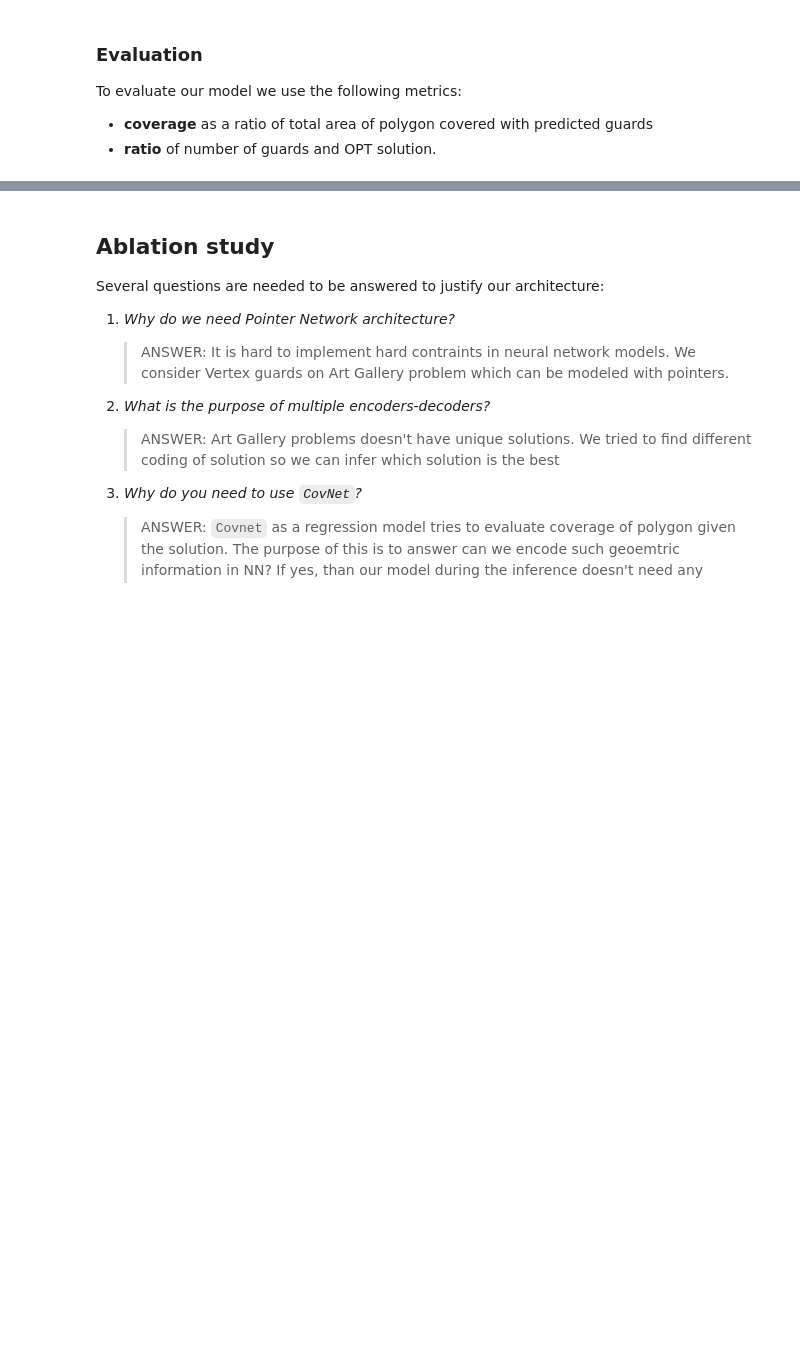
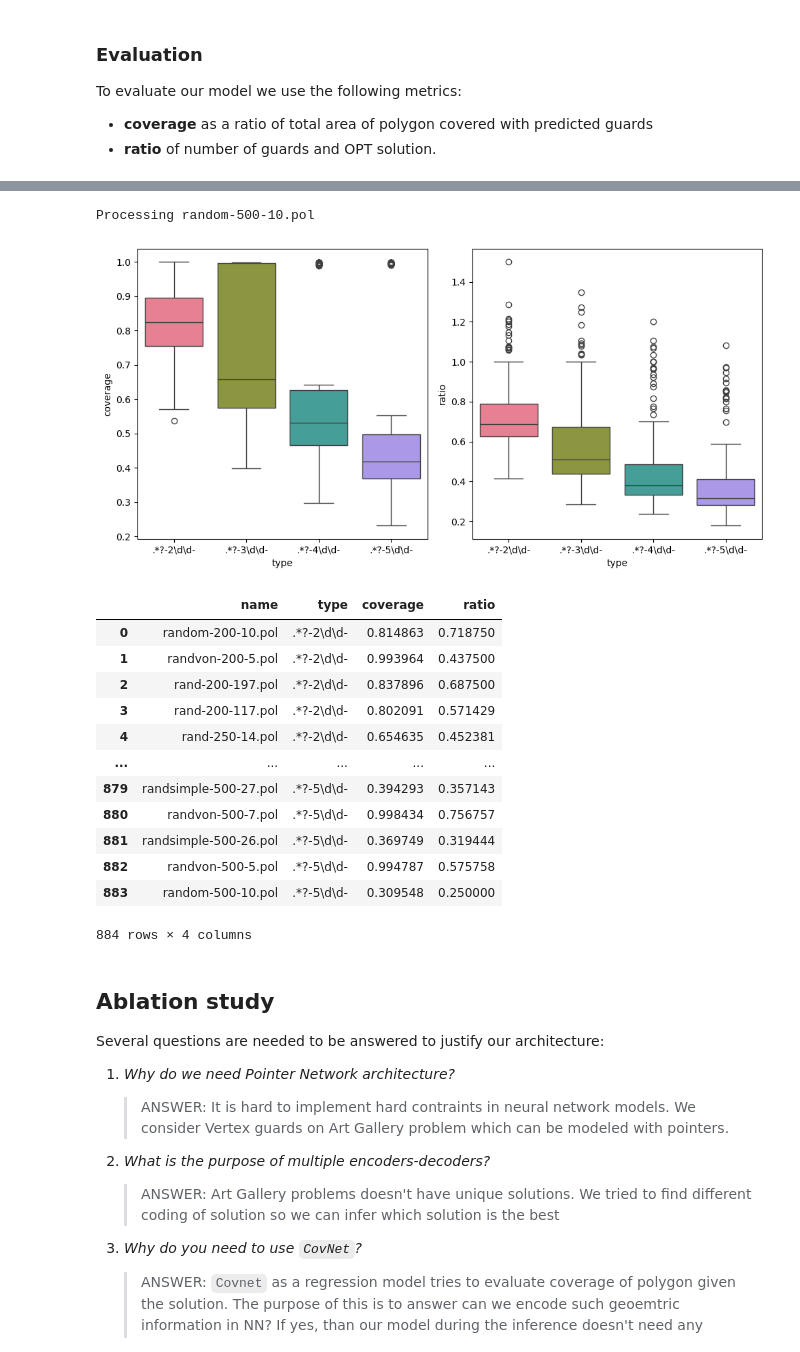
Before and after one commit to dseverdi/AGNet, a Jupyter notebook: notebooks/ArtGallery.ipynb, the cells around one changed output, grey strips where cells are left out. Drawn from its saved outputs; the diff is of its cells as text; code cells hidden in the pictures; blank space fills up the shorter version.

```diff
--- a/notebooks/ArtGallery.ipynb
+++ b/notebooks/ArtGallery.ipynb
@@ -316,2 +415,0 @@ Processing rand-180-173.pol
-# %%
-run_evaluation_stats(testbed_2)
@@ -349,19 +415,0 @@ We look into specific examples to see how good the model is.
-# %%
-# data
-from data_types import VisSample
-
-dataset_dir = './dataset/AG/development/test'
-
-# instance names
-names = [
-    'rand-8-2.pol',
-    'rand-10-8.pol',
-    'fat-90-1.pol',
-    'rand-100-21.pol',
-    'min-136-1.pol'
-]
-
-
-# sample wrapper
-instance = os.path.join(dataset_dir,names[3])
-sample = VisSample.read_samples(path=instance,sol_sample=1)[0]
@@ -423,0 +416,3 @@ Other solutions
+# %%
+# evaluation
+evaluator = Evaluator(agmnet_solver, dataset_dir)
@@ -424,3 +432,21 @@ Other solutions
+# %%
+evaluator.boxplot(testbed_2)
+# %% [output]
+Processing random-500-10.pol
+[figure, added]
+|  | name | type | coverage | ratio |
+| 0 | random-200-10.pol | .*?-2\d\d- | 0.814863 | 0.718750 |
+| 1 | randvon-200-5.pol | .*?-2\d\d- | 0.993964 | 0.437500 |
+| 2 | rand-200-197.pol | .*?-2\d\d- | 0.837896 | 0.687500 |
+| 3 | rand-200-117.pol | .*?-2\d\d- | 0.802091 | 0.571429 |
+| 4 | rand-250-14.pol | .*?-2\d\d- | 0.654635 | 0.452381 |
+| ... | ... | ... | ... | ... |
+| 879 | randsimple-500-27.pol | .*?-5\d\d- | 0.394293 | 0.357143 |
+| 880 | randvon-500-7.pol | .*?-5\d\d- | 0.998434 | 0.756757 |
+| 881 | randsimple-500-26.pol | .*?-5\d\d- | 0.369749 | 0.319444 |
+| 882 | randvon-500-5.pol | .*?-5\d\d- | 0.994787 | 0.575758 |
+| 883 | random-500-10.pol | .*?-5\d\d- | 0.309548 | 0.250000 |
+884 rows × 4 columns
 # %% [markdown]
 ## Ablation study
 
```
Also changed, not shown: parts of 39 cells of this notebook, 3 other files.
